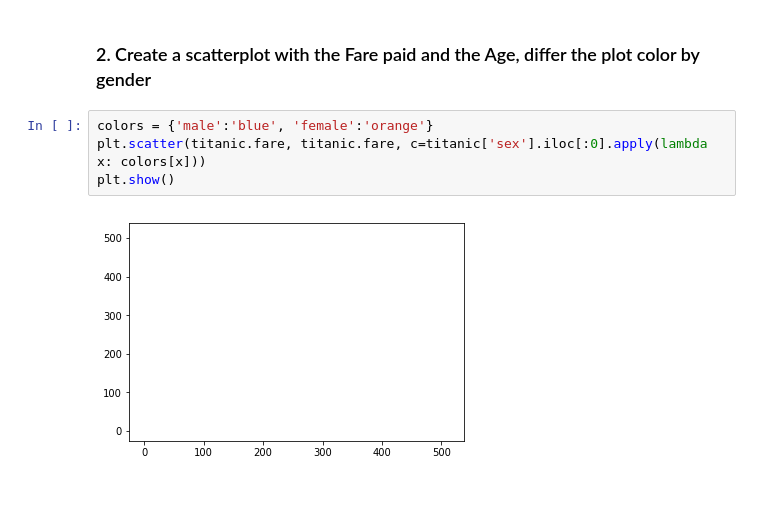
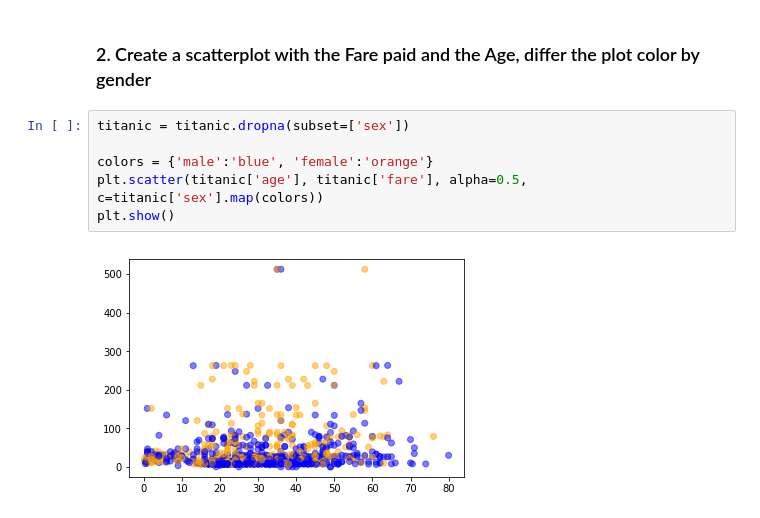
Before and after one commit to ommagrawal/iNeuron, a Jupyter notebook: matplotlib assignment.ipynb, the cells around one changed output. Drawn from its saved outputs; the diff is of its cells as text.

```diff
--- a/matplotlib assignment.ipynb
+++ b/matplotlib assignment.ipynb
@@ -72,8 +75,10 @@ plt.show()
 # %% [markdown]
 ### 2. Create a scatterplot with the Fare paid and the Age, differ the plot color by gender
 # %%
+titanic = titanic.dropna(subset=['sex'])
+
 colors = {'male':'blue', 'female':'orange'}
-plt.scatter(titanic.fare, titanic.fare, c=titanic['sex'].iloc[:0].apply(lambda x: colors[x]))
+plt.scatter(titanic['age'], titanic['fare'], alpha=0.5, c=titanic['sex'].map(colors))
 plt.show()
 # %% [output]
-[figure, old version]
+[figure, new version]
```
Also changed, not shown: parts of 4 cells of this notebook.
